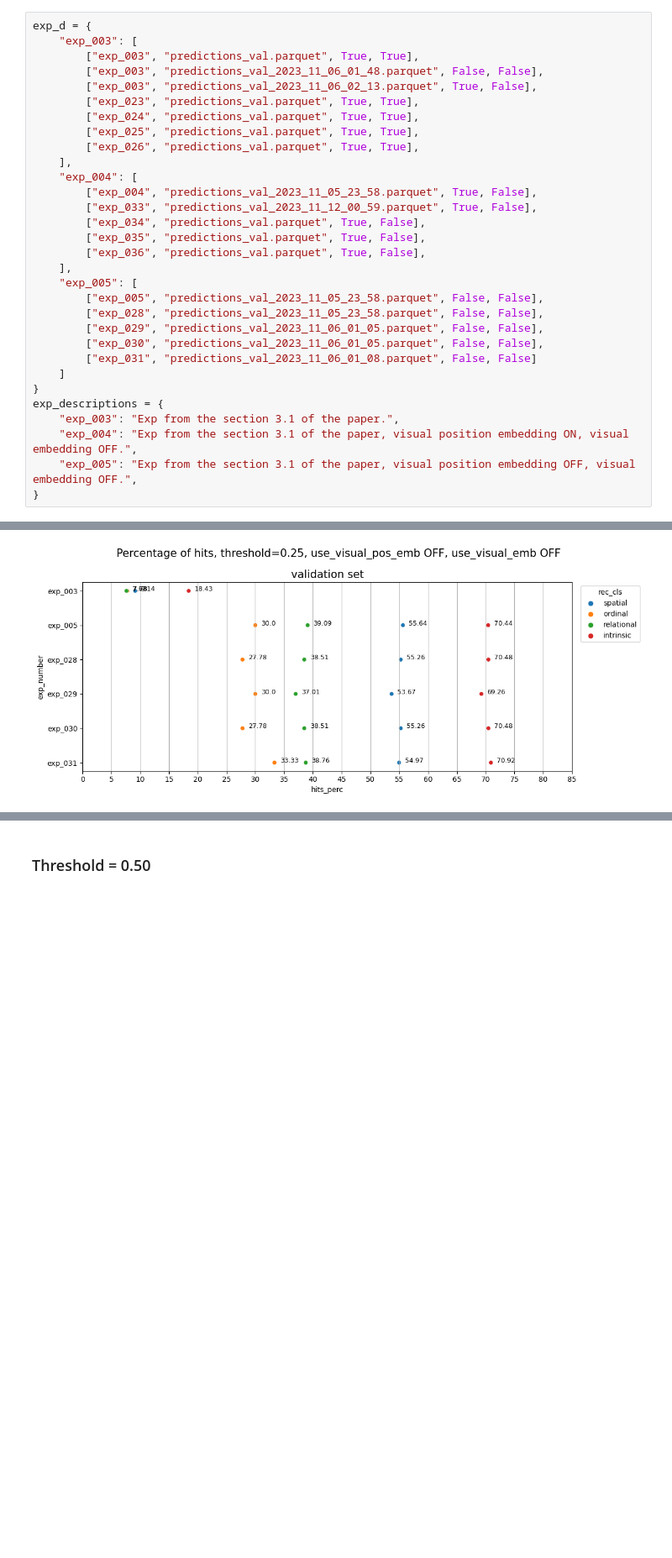
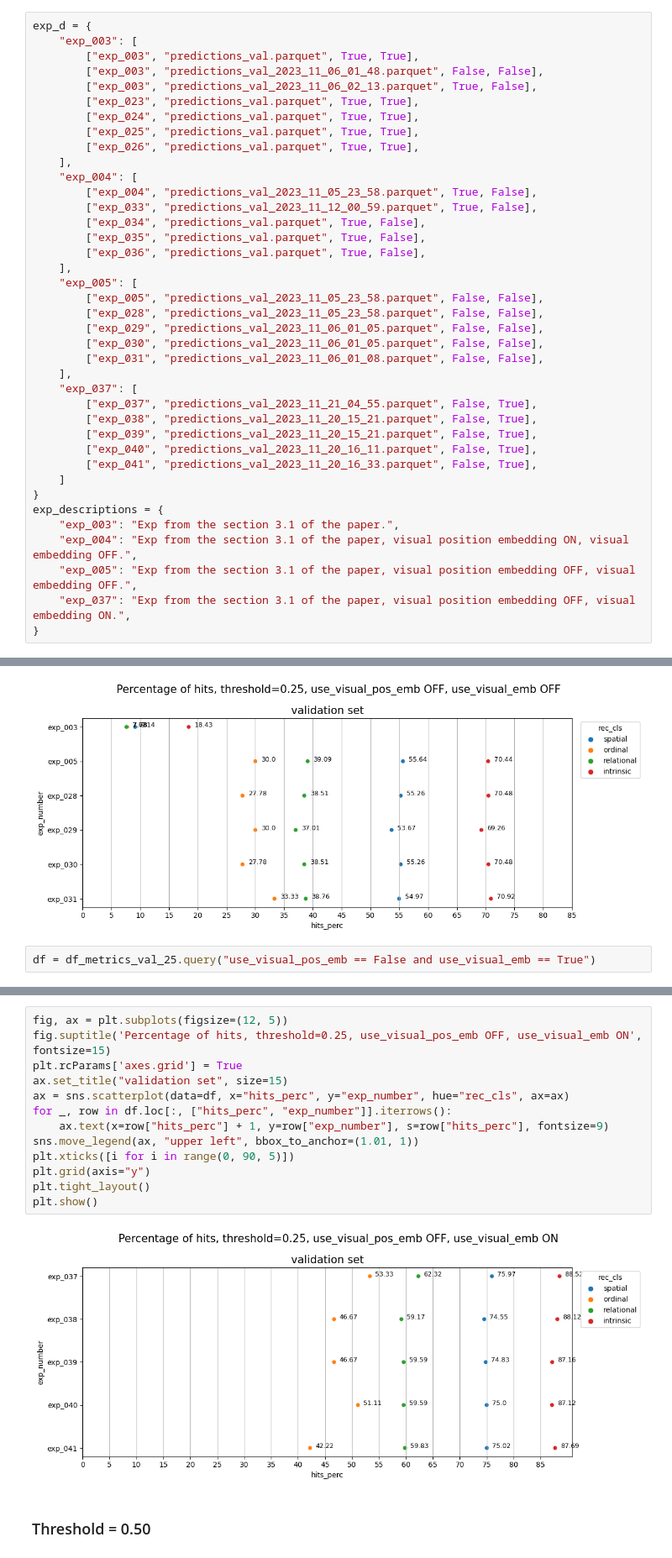
Before and after one commit to nhm-7/rec, a Jupyter notebook: notebooks/04_NH_analysis_20231112.ipynb, the cells around one changed output, grey strips where cells are left out. Shown at 84% size. Drawn from its saved outputs; the diff is of its cells as text; blank space fills up the shorter version.

```diff
--- a/notebooks/04_NH_analysis_20231112.ipynb
+++ b/notebooks/04_NH_analysis_20231112.ipynb
@@ -116,13 +116,21 @@ exp_d = {
         ["exp_028", "predictions_val_2023_11_05_23_58.parquet", False, False],
         ["exp_029", "predictions_val_2023_11_06_01_05.parquet", False, False],
         ["exp_030", "predictions_val_2023_11_06_01_05.parquet", False, False],
-        ["exp_031", "predictions_val_2023_11_06_01_08.parquet", False, False]
+        ["exp_031", "predictions_val_2023_11_06_01_08.parquet", False, False],
+    ],
+    "exp_037": [
+        ["exp_037", "predictions_val_2023_11_21_04_55.parquet", False, True],
+        ["exp_038", "predictions_val_2023_11_20_15_21.parquet", False, True],
+        ["exp_039", "predictions_val_2023_11_20_15_21.parquet", False, True],
+        ["exp_040", "predictions_val_2023_11_20_16_11.parquet", False, True],
+        ["exp_041", "predictions_val_2023_11_20_16_33.parquet", False, True],
     ]
 }
 exp_descriptions = {
     "exp_003": "Exp from the section 3.1 of the paper.",
     "exp_004": "Exp from the section 3.1 of the paper, visual position embedding ON, visual embedding OFF.",
     "exp_005": "Exp from the section 3.1 of the paper, visual position embedding OFF, visual embedding OFF.",
+    "exp_037": "Exp from the section 3.1 of the paper, visual position embedding OFF, visual embedding ON.",
 }
 # %%
 df_preds_list = []
@@ -260,3 +268,5 @@ plt.tight_layout()
 plt.show()
 # %% [output]
 [figure]
+# %%
+df = df_metrics_val_25.query("use_visual_pos_emb == False and use_visual_emb == True")
@@ -263,3 +293,18 @@ plt.show()
+# %%
+fig, ax = plt.subplots(figsize=(12, 5))
+fig.suptitle('Percentage of hits, threshold=0.25, use_visual_pos_emb OFF, use_visual_emb ON', fontsize=15)
+plt.rcParams['axes.grid'] = True
+ax.set_title("validation set", size=15)
+ax = sns.scatterplot(data=df, x="hits_perc", y="exp_number", hue="rec_cls", ax=ax)
+for _, row in df.loc[:, ["hits_perc", "exp_number"]].iterrows():
+    ax.text(x=row["hits_perc"] + 1, y=row["exp_number"], s=row["hits_perc"], fontsize=9)
+sns.move_legend(ax, "upper left", bbox_to_anchor=(1.01, 1))
+plt.xticks([i for i in range(0, 90, 5)])
+plt.grid(axis="y")
+plt.tight_layout()
+plt.show()
+# %% [output]
+[figure, added]
 # %% [markdown]
 ### Threshold = 0.50
 # %%
```
Also changed, not shown: parts of 4 cells of this notebook.
